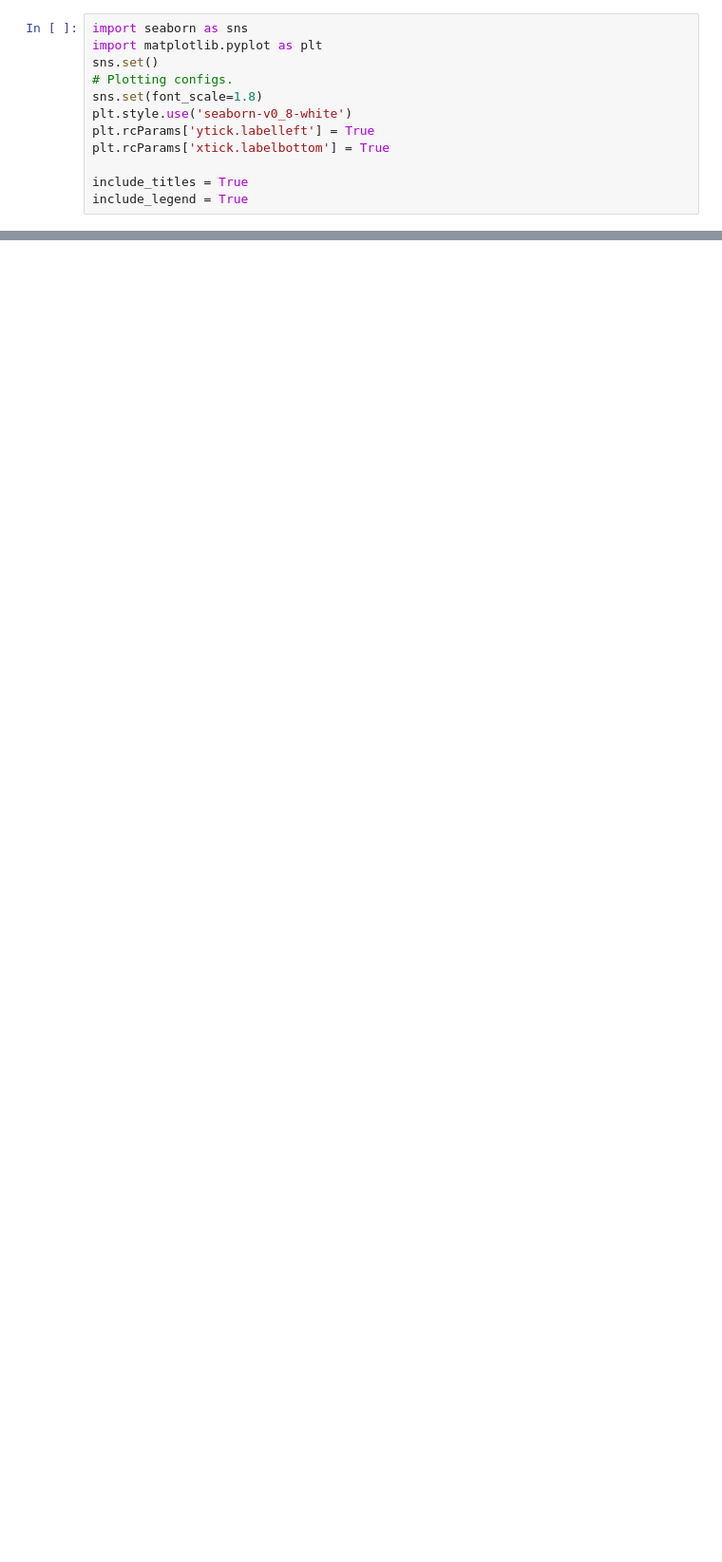
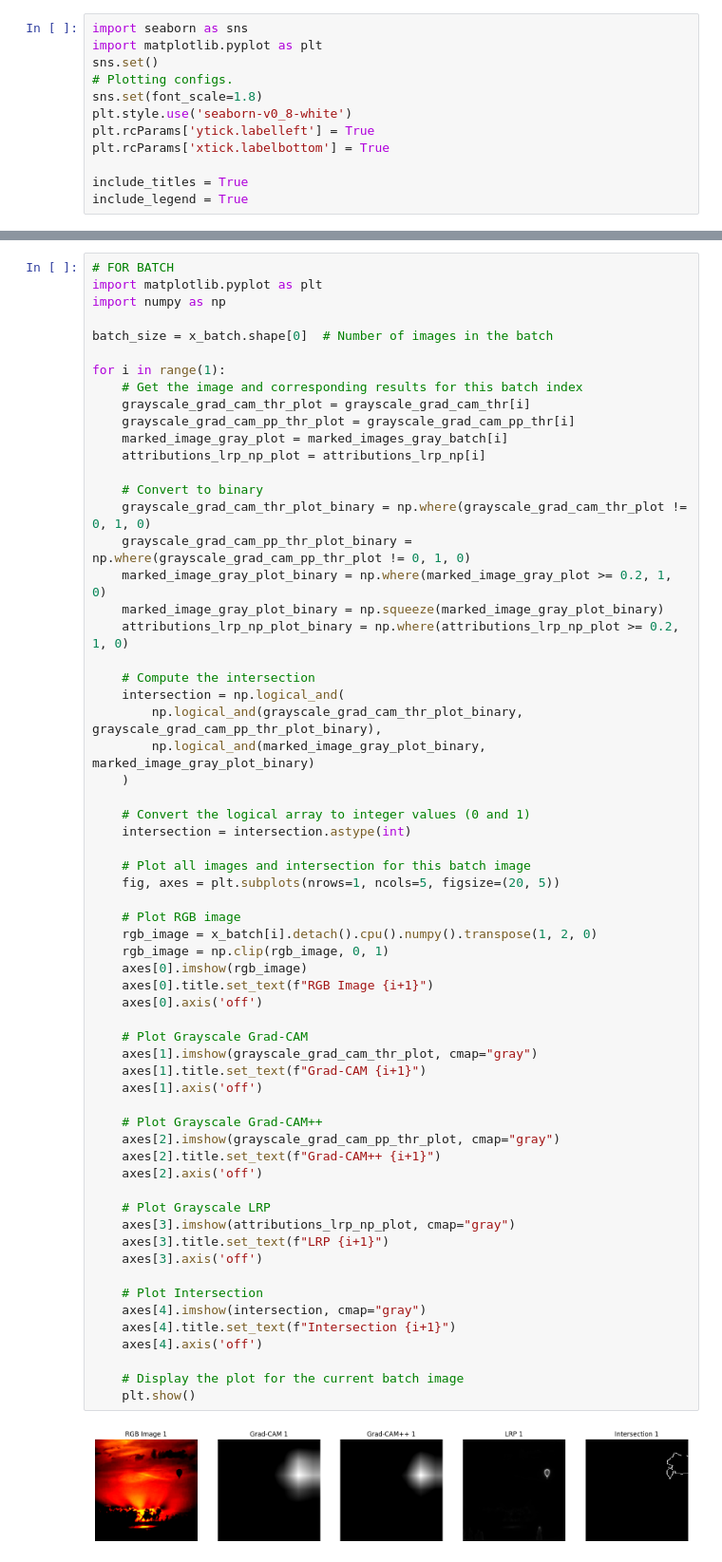
Before and after one commit to sriharikg2003/LRP_CAM, a Jupyter notebook: tutorial.ipynb, the cells around one changed output, grey strips where cells are left out. Shown at 95% size. Drawn from its saved outputs; the diff is of its cells as text; blank space fills up the shorter version.

```diff
--- a/tutorial.ipynb
+++ b/tutorial.ipynb
@@ -806,0 +1174,64 @@ plt.savefig('my_figure.png', bbox_inches='tight')
+# %%
+# FOR BATCH
+import matplotlib.pyplot as plt
+import numpy as np
+
+batch_size = x_batch.shape[0]  # Number of images in the batch
+
+for i in range(1):
+    # Get the image and corresponding results for this batch index
+    grayscale_grad_cam_thr_plot = grayscale_grad_cam_thr[i]
+    grayscale_grad_cam_pp_thr_plot = grayscale_grad_cam_pp_thr[i]
+    marked_image_gray_plot = marked_images_gray_batch[i]
+    attributions_lrp_np_plot = attributions_lrp_np[i]
+
+    # Convert to binary
+    grayscale_grad_cam_thr_plot_binary = np.where(grayscale_grad_cam_thr_plot != 0, 1, 0)
+    grayscale_grad_cam_pp_thr_plot_binary = np.where(grayscale_grad_cam_pp_thr_plot != 0, 1, 0)
+    marked_image_gray_plot_binary = np.where(marked_image_gray_plot >= 0.2, 1, 0)
+    marked_image_gray_plot_binary = np.squeeze(marked_image_gray_plot_binary)
+    attributions_lrp_np_plot_binary = np.where(attributions_lrp_np_plot >= 0.2, 1, 0)
+
+    # Compute the intersection
+    intersection = np.logical_and(
+        np.logical_and(grayscale_grad_cam_thr_plot_binary, grayscale_grad_cam_pp_thr_plot_binary),
+        np.logical_and(marked_image_gray_plot_binary, marked_image_gray_plot_binary)
+    )
+
+    # Convert the logical array to integer values (0 and 1)
+    intersection = intersection.astype(int)
+
+    # Plot all images and intersection for this batch image
+    fig, axes = plt.subplots(nrows=1, ncols=5, figsize=(20, 5))
+
+    # Plot RGB image
+    rgb_image = x_batch[i].detach().cpu().numpy().transpose(1, 2, 0)
+    rgb_image = np.clip(rgb_image, 0, 1)
+    axes[0].imshow(rgb_image)
+    axes[0].title.set_text(f"RGB Image {i+1}")
+    axes[0].axis('off')
+
+    # Plot Grayscale Grad-CAM
+    axes[1].imshow(grayscale_grad_cam_thr_plot, cmap="gray")
+    axes[1].title.set_text(f"Grad-CAM {i+1}")
+    axes[1].axis('off')
+
+    # Plot Grayscale Grad-CAM++
+    axes[2].imshow(grayscale_grad_cam_pp_thr_plot, cmap="gray")
+    axes[2].title.set_text(f"Grad-CAM++ {i+1}")
+    axes[2].axis('off')
+
+    # Plot Grayscale LRP
+    axes[3].imshow(attributions_lrp_np_plot, cmap="gray")
+    axes[3].title.set_text(f"LRP {i+1}")
+    axes[3].axis('off')
+
+    # Plot Intersection
+    axes[4].imshow(intersection, cmap="gray")
+    axes[4].title.set_text(f"Intersection {i+1}")
+    axes[4].axis('off')
+
+    # Display the plot for the current batch image
+    plt.show()
+# %% [output]
+[figure, added]
```
Also changed, not shown: parts of 40 cells of this notebook, 1 other file.
